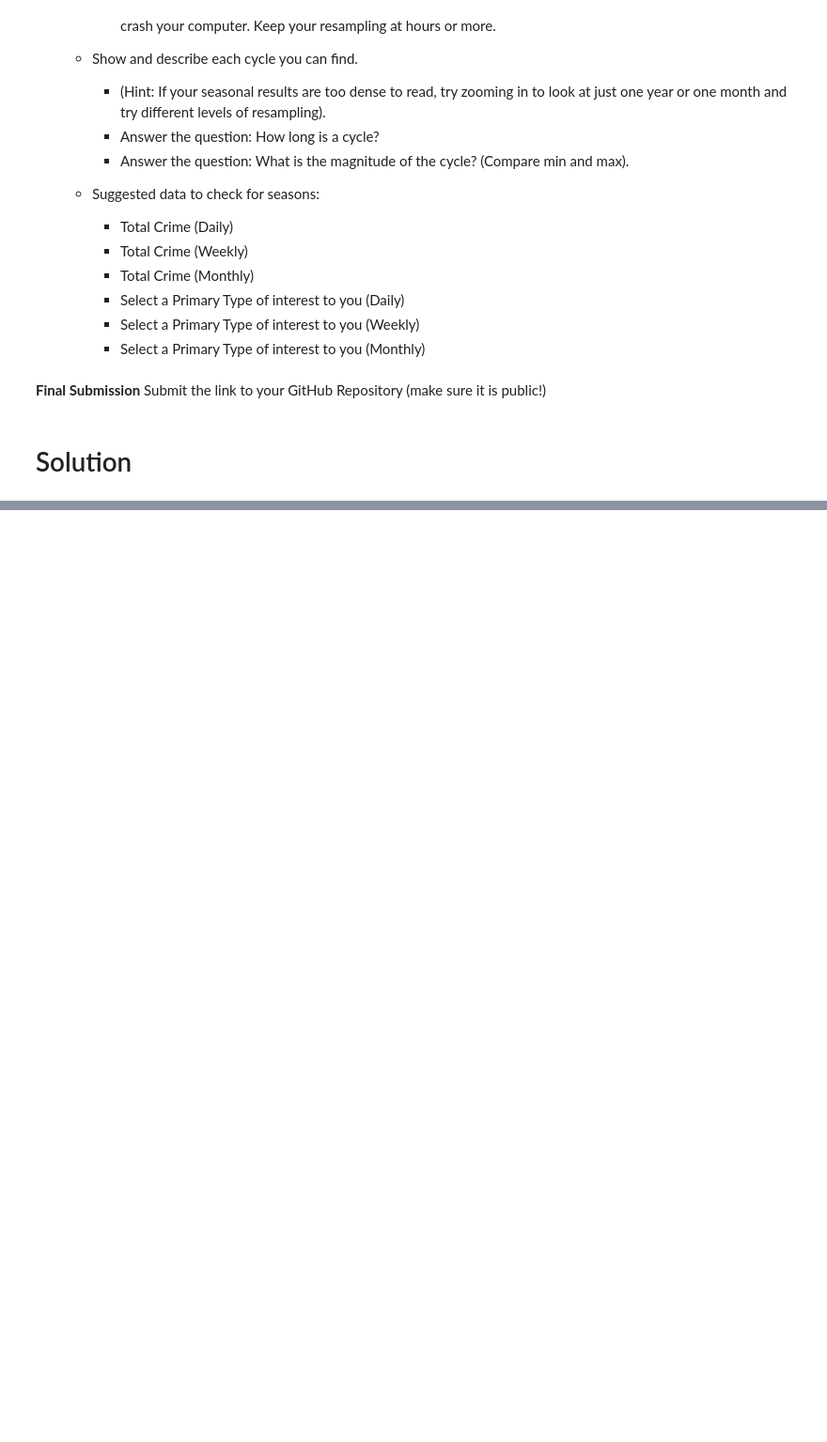
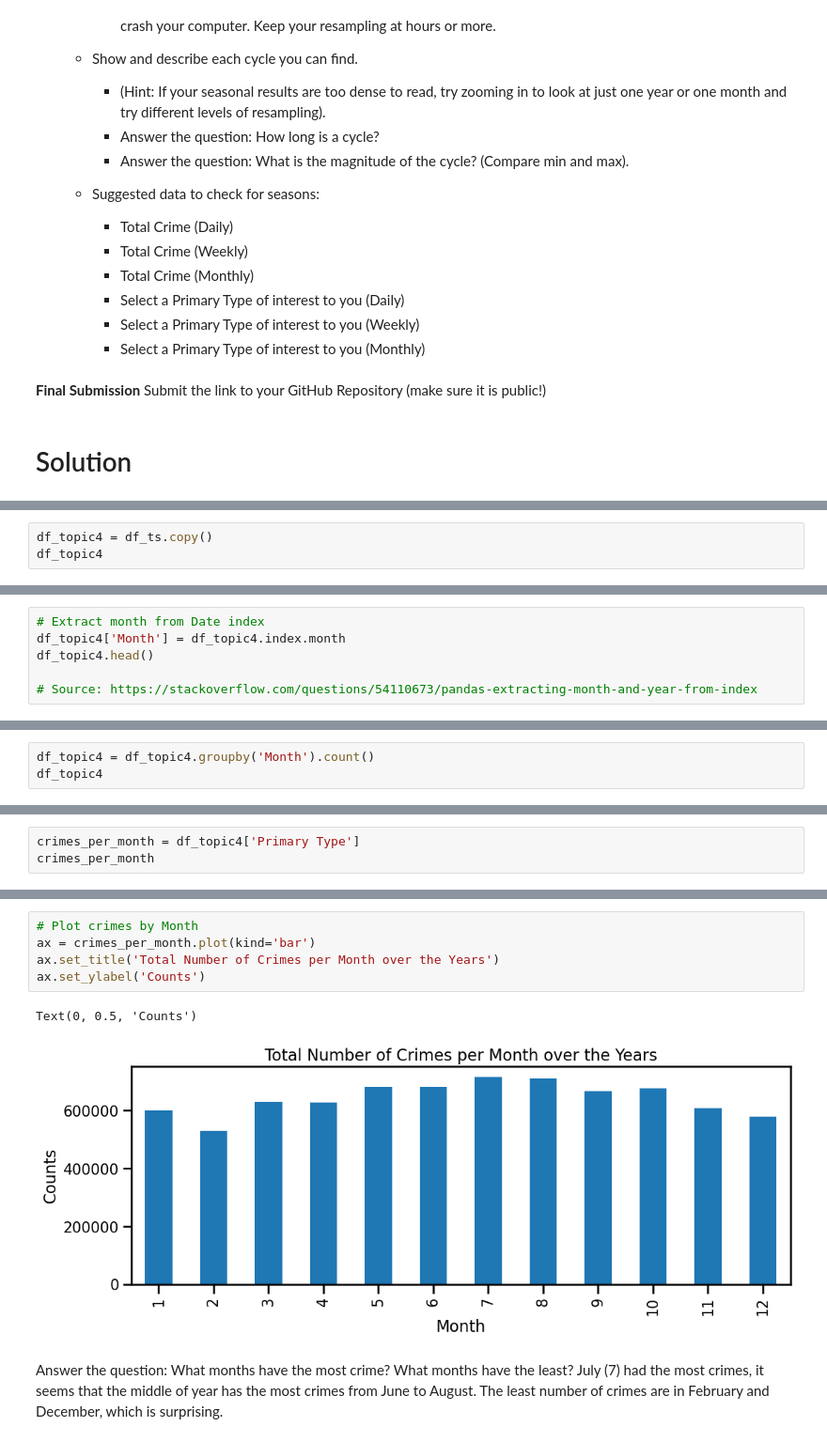
Before and after one commit to eccecarreon/data-viz-core-project, a Jupyter notebook: Project 3 - Part 1 (Core).ipynb, the cells around one changed output, grey strips where cells are left out. Shown at 94% size. Drawn from its saved outputs; the diff is of its cells as text; blank space fills up the shorter version.

```diff
--- a/Project 3 - Part 1 (Core).ipynb
+++ b/Project 3 - Part 1 (Core).ipynb
@@ -82,0 +403,3 @@ Submit the link to your GitHub Repository (make sure it is public!)
+# %%
+df_topic4 = df_ts.copy()
+df_topic4
@@ -82,0 +421,6 @@ Submit the link to your GitHub Repository (make sure it is public!)
+# %%
+# Extract month from Date index
+df_topic4['Month'] = df_topic4.index.month
+df_topic4.head()
+
+# Source: https://stackoverflow.com/questions/54110673/pandas-extracting-month-and-year-from-index
@@ -82,0 +435,3 @@ Submit the link to your GitHub Repository (make sure it is public!)
+# %%
+df_topic4 = df_topic4.groupby('Month').count()
+df_topic4
@@ -82,0 +453,3 @@ Submit the link to your GitHub Repository (make sure it is public!)
+# %%
+crimes_per_month = df_topic4['Primary Type']
+crimes_per_month
@@ -82,0 +471,11 @@ Submit the link to your GitHub Repository (make sure it is public!)
+# %%
+# Plot crimes by Month
+ax = crimes_per_month.plot(kind='bar')
+ax.set_title('Total Number of Crimes per Month over the Years')
+ax.set_ylabel('Counts')
+# %% [output]
+Text(0, 0.5, 'Counts')
+[figure, added]
+# %% [markdown]
+Answer the question: What months have the most crime? What months have the least? July (7) had the most crimes, it seems that the middle of year has the most crimes from June to August.
+The least number of crimes are in February and December, which is surprising.
```
Also changed, not shown: parts of 56 cells of this notebook.
